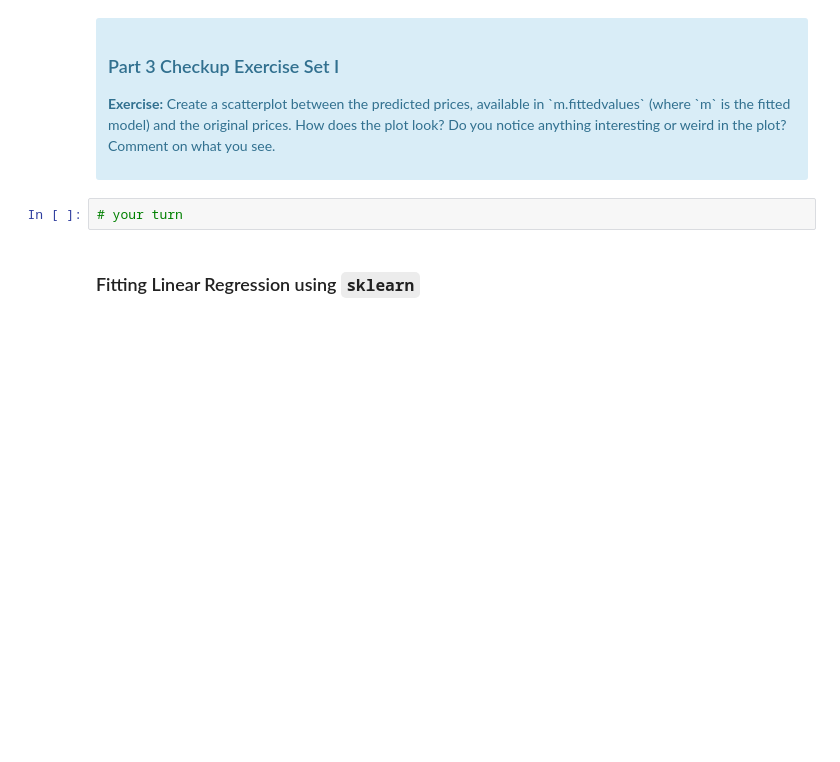
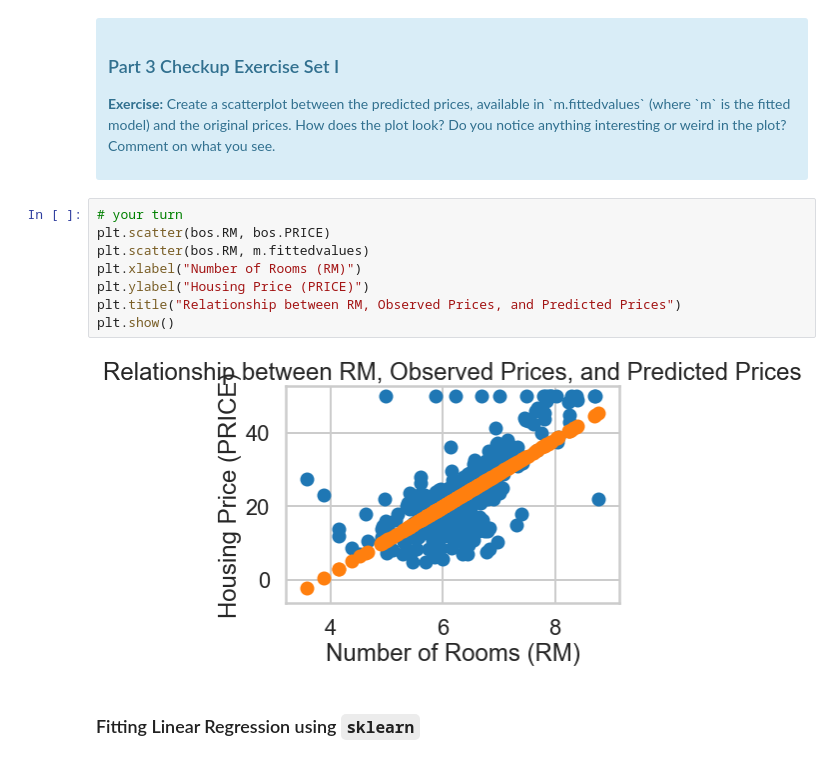
Before and after one commit to mightysquirrely/Springboard-Mini-Projects, a Jupyter notebook: Mini_Project_Linear_Regression.ipynb, the cells around one changed output. Saved outputs shown, nothing was run; the diff lists cells and outputs as text; blank space fills up the shorter version.

```diff
--- a/Mini_Project_Linear_Regression.ipynb
+++ b/Mini_Project_Linear_Regression.ipynb
@@ -459,8 +460,16 @@ Let's see how our model actually fit our data. We can see below that there is a
 
 <p><b>Exercise:</b> Create a scatterplot between the predicted prices, available in `m.fittedvalues` (where `m` is the fitted model) and the original prices. How does the plot look? Do you notice anything interesting or weird in the plot? Comment on what you see.</p>
 </div>
-# %%
-# your turn
+# %%
+# your turn
+plt.scatter(bos.RM, bos.PRICE)
+plt.scatter(bos.RM, m.fittedvalues)
+plt.xlabel("Number of Rooms (RM)")
+plt.ylabel("Housing Price (PRICE)")
+plt.title("Relationship between RM, Observed Prices, and Predicted Prices")
+plt.show()
+# %% [output]
+[figure, added]
 # %% [markdown]
 ### Fitting Linear Regression using `sklearn`
 # %%
```
Also changed, not shown: parts of 11 cells of this notebook.
